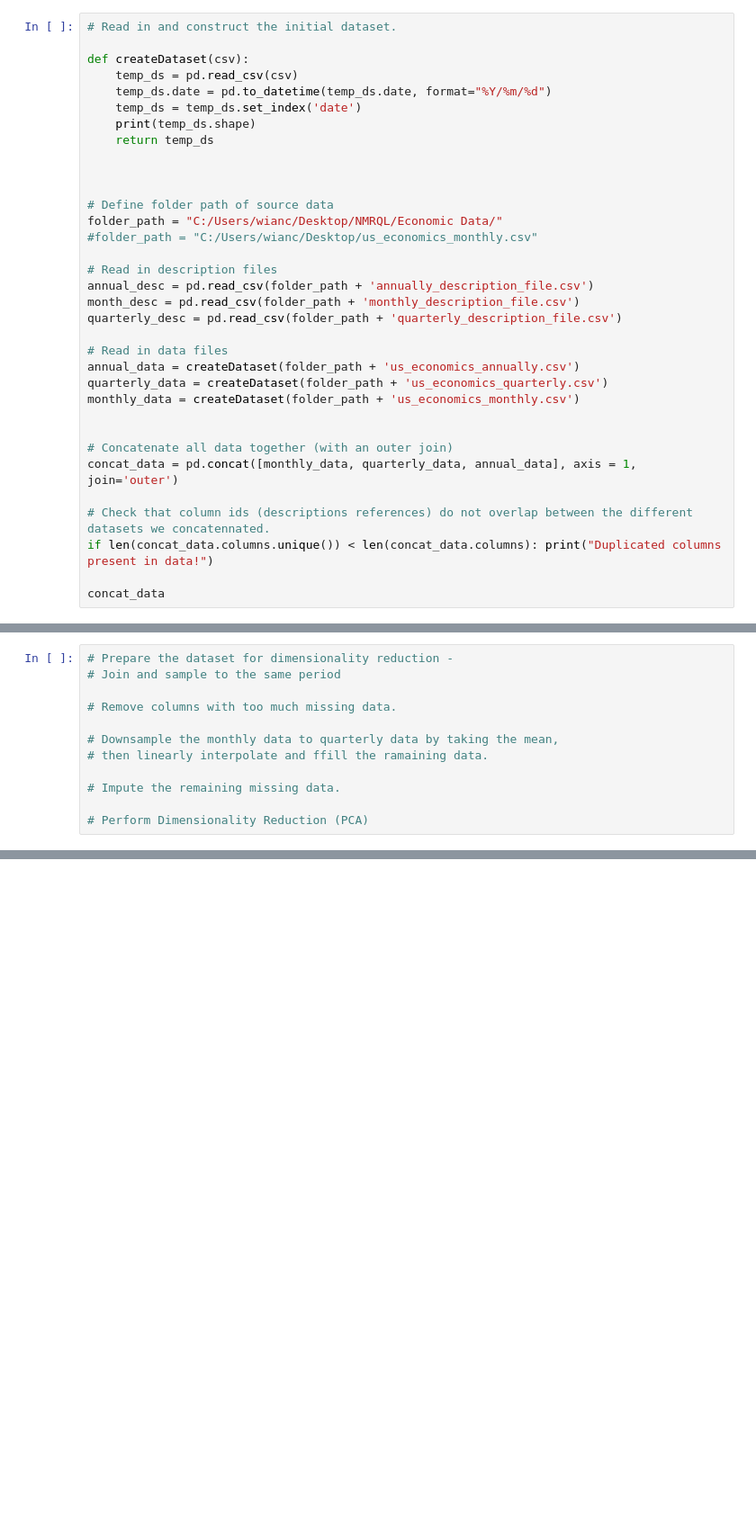
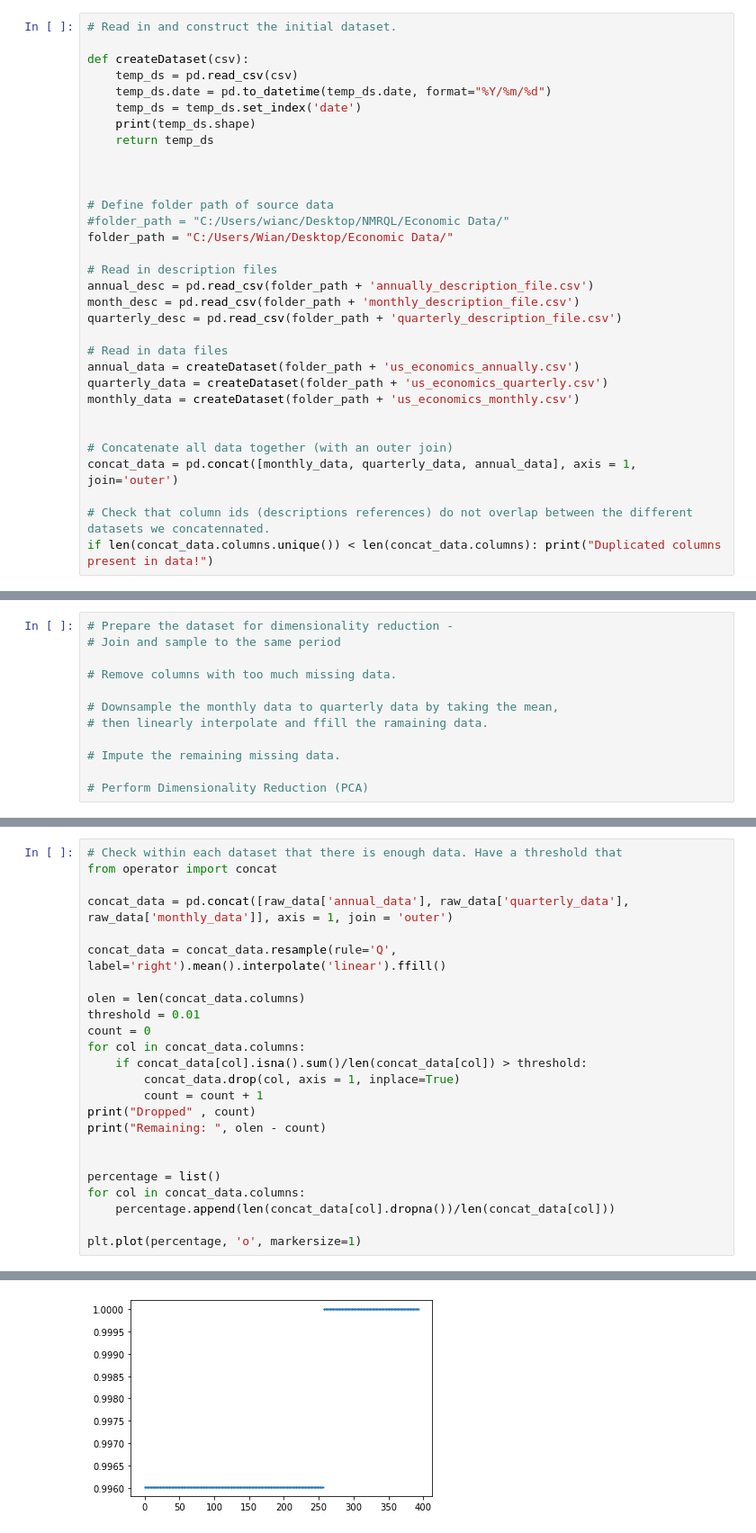
Before and after one commit to zanderbraam/ecofin_signals, a Jupyter notebook: src/exploratory_jupyter.ipynb, the cells around one changed output, grey strips where cells are left out. Shown at 90% size. Drawn from its saved outputs; the diff is of its cells as text; blank space fills up the shorter version.

```diff
--- a/src/exploratory_jupyter.ipynb
+++ b/src/exploratory_jupyter.ipynb
@@ -23,8 +23,8 @@ def createDataset(csv):
 
 
 # Define folder path of source data
-folder_path = "C:/Users/wianc/Desktop/NMRQL/Economic Data/"
-#folder_path = "C:/Users/wianc/Desktop/us_economics_monthly.csv"
+#folder_path = "C:/Users/wianc/Desktop/NMRQL/Economic Data/"
+folder_path = "C:/Users/Wian/Desktop/Economic Data/"
 
 # Read in description files
 annual_desc = pd.read_csv(folder_path + 'annually_description_file.csv')
@@ -42,8 +42,6 @@ concat_data = pd.concat([monthly_data, quarterly_data, annual_data], axis = 1, j
 
 # Check that column ids (descriptions references) do not overlap between the different datasets we concatennated.
 if len(concat_data.columns.unique()) < len(concat_data.columns): print("Duplicated columns present in data!")
-
-concat_data
 # %% [output]
 (62, 174)
 (250, 442)
@@ -120,0 +101,25 @@ process_data(raw_data)
+# %%
+# Check within each dataset that there is enough data. Have a threshold that
+from operator import concat
+
+concat_data = pd.concat([raw_data['annual_data'], raw_data['quarterly_data'], raw_data['monthly_data']], axis = 1, join = 'outer')
+
+concat_data = concat_data.resample(rule='Q', label='right').mean().interpolate('linear').ffill()
+
+olen = len(concat_data.columns)
+threshold = 0.01
+count = 0
+for col in concat_data.columns:
+    if concat_data[col].isna().sum()/len(concat_data[col]) > threshold:
+        concat_data.drop(col, axis = 1, inplace=True)
+        count = count + 1
+print("Dropped" , count)
+print("Remaining: ", olen - count)
+
+
+percentage = list()
+for col in concat_data.columns:
+    percentage.append(len(concat_data[col].dropna())/len(concat_data[col]))
+
+plt.plot(percentage, 'o', markersize=1)
+# %% [output]
@@ -120,0 +129 @@ process_data(raw_data)
+[figure, added]
```
Also changed, not shown: parts of 8 cells of this notebook, 1 other file.
